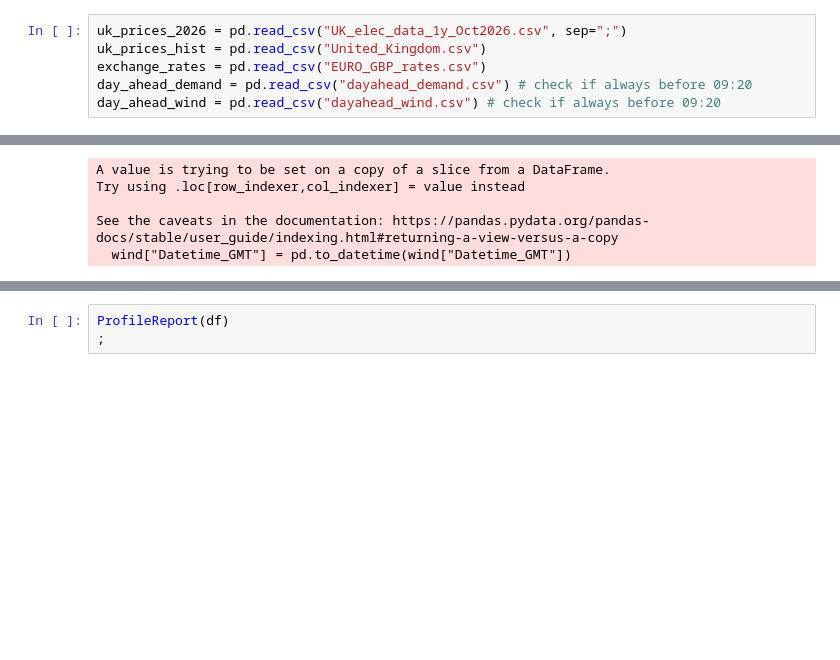
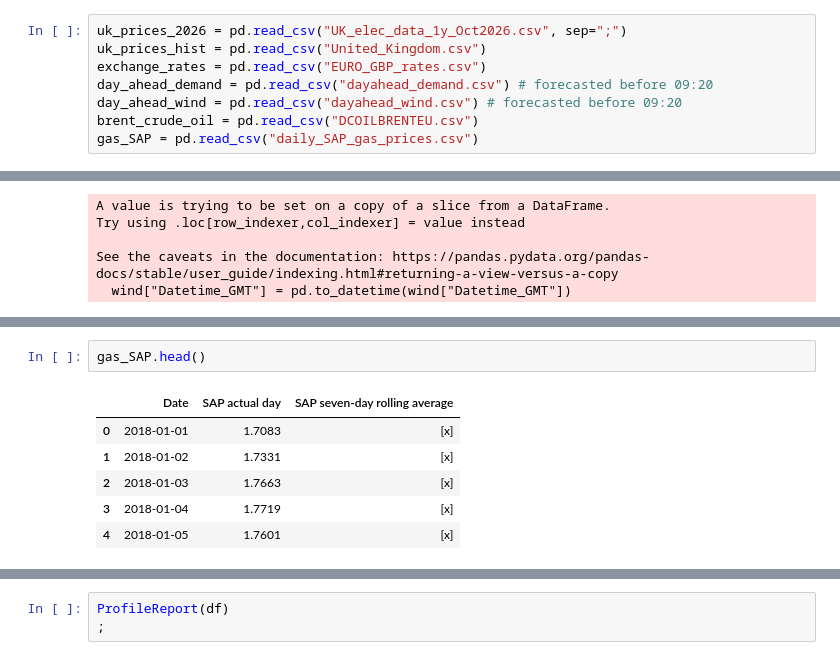
Before and after one commit to hamish-b/epex-forecast, a Jupyter notebook: EDA.ipynb, the cells around one changed output, grey strips where cells are left out. Drawn from its saved outputs; the diff is of its cells as text; blank space fills up the shorter version.

```diff
--- a/EDA.ipynb
+++ b/EDA.ipynb
@@ -8,8 +8,10 @@ import numpy as np
 uk_prices_2026 = pd.read_csv("UK_elec_data_1y_Oct2026.csv", sep=";")
 uk_prices_hist = pd.read_csv("United_Kingdom.csv")
 exchange_rates = pd.read_csv("EURO_GBP_rates.csv")
-day_ahead_demand = pd.read_csv("dayahead_demand.csv") # check if always before 09:20
-day_ahead_wind = pd.read_csv("dayahead_wind.csv") # check if always before 09:20
+day_ahead_demand = pd.read_csv("dayahead_demand.csv") # forecasted before 09:20
+day_ahead_wind = pd.read_csv("dayahead_wind.csv") # forecasted before 09:20
+brent_crude_oil = pd.read_csv("DCOILBRENTEU.csv")
+gas_SAP = pd.read_csv("daily_SAP_gas_prices.csv")
 # %%
 uk_prices_hist.head()
 # %% [output]
@@ -239,0 +275,9 @@ See the caveats in the documentation: https://pandas.pydata.org/pandas-docs/stab
+# %%
+gas_SAP.head()
+# %% [output]
+|  | Date | SAP actual day | SAP seven-day rolling average |
+| 0 | 2018-01-01 | 1.7083 | [x] |
+| 1 | 2018-01-02 | 1.7331 | [x] |
+| 2 | 2018-01-03 | 1.7663 | [x] |
+| 3 | 2018-01-04 | 1.7719 | [x] |
+| 4 | 2018-01-05 | 1.7601 | [x] |
```
Also changed, not shown: parts of 6 cells of this notebook, 2 other files.
